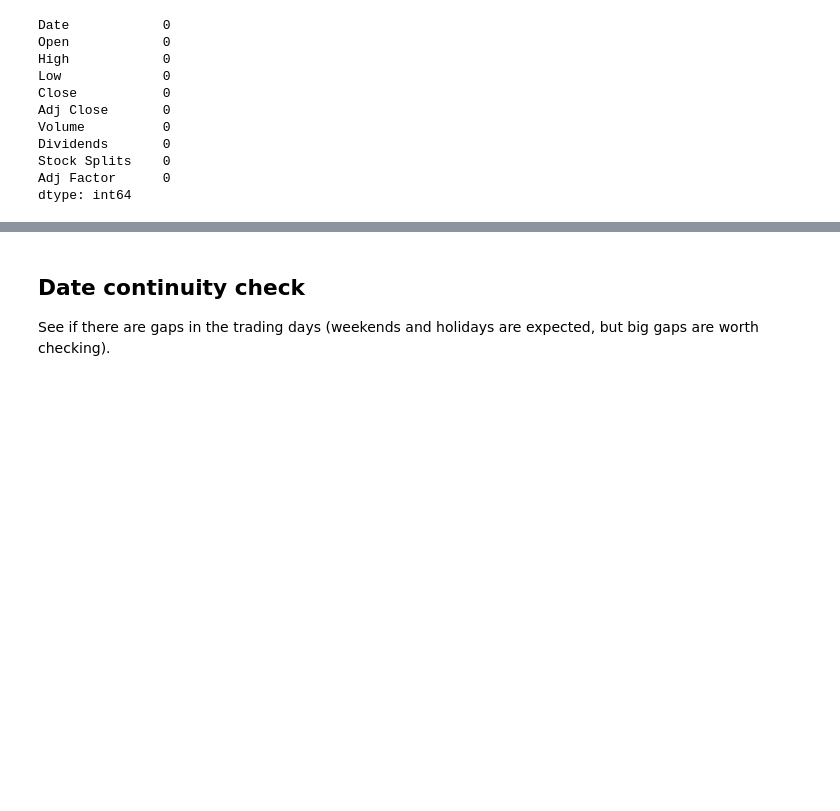
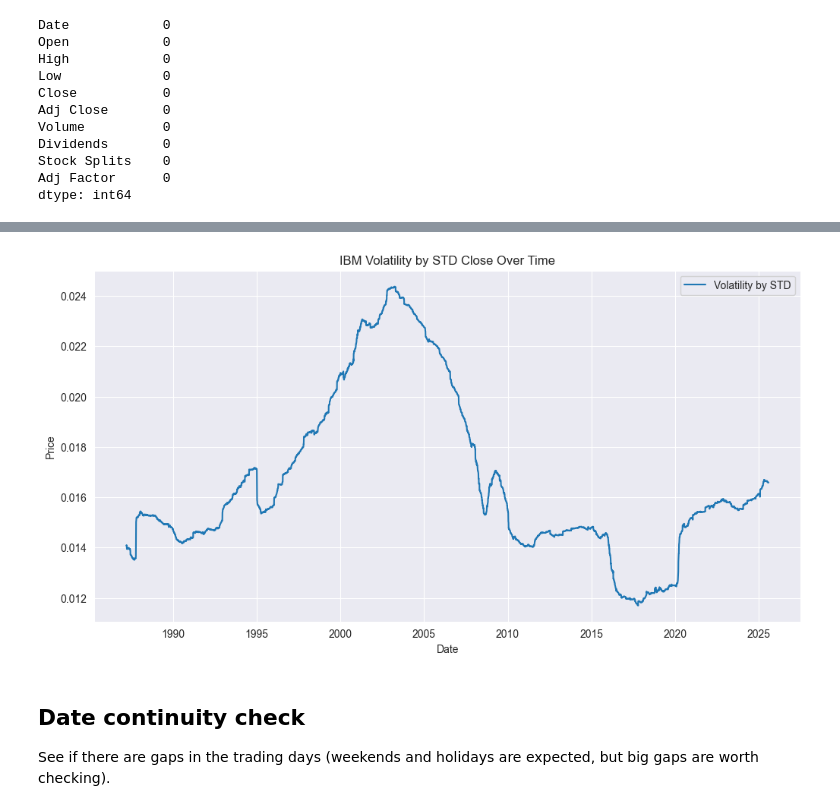
Before and after one commit to abdubakr77/IBM-Stock-Forecasting-RNN-LSTM-GRU, a Jupyter notebook: notebooks/01_eda.ipynb, the cells around one changed output, grey strips where cells are left out. Saved outputs shown, nothing was run; the diff lists cells and outputs as text; code cells hidden in the pictures; blank space fills up the shorter version.

```diff
--- a/notebooks/01_eda.ipynb
+++ b/notebooks/01_eda.ipynb
@@ -107,3 +169,13 @@ dtype: int64
+# %%
+volatility_df = calculate_volatility(df,1826)
+plt.plot(volatility_df["Date"], volatility_df["volatility"], label="Volatility by STD")
+plt.legend()
+plt.title("IBM Volatility by STD Close Over Time")
+plt.xlabel("Date")
+plt.ylabel("Price")
+plt.show()
+# %% [output]
+[figure, added]
 # %% [markdown]
 ## Date continuity check
 See if there are gaps in the trading days (weekends and holidays are expected, but big gaps are worth checking).
```
Also changed, not shown: parts of 29 cells of this notebook.
